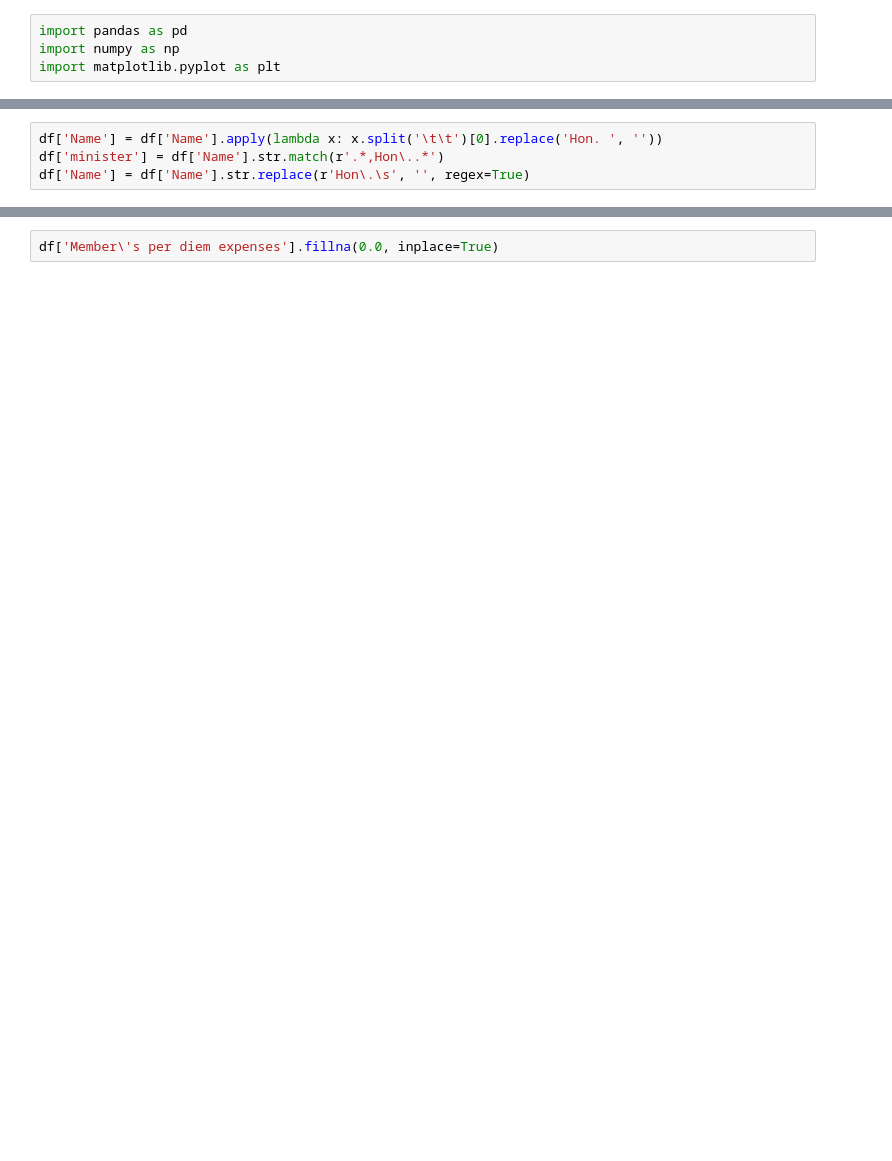
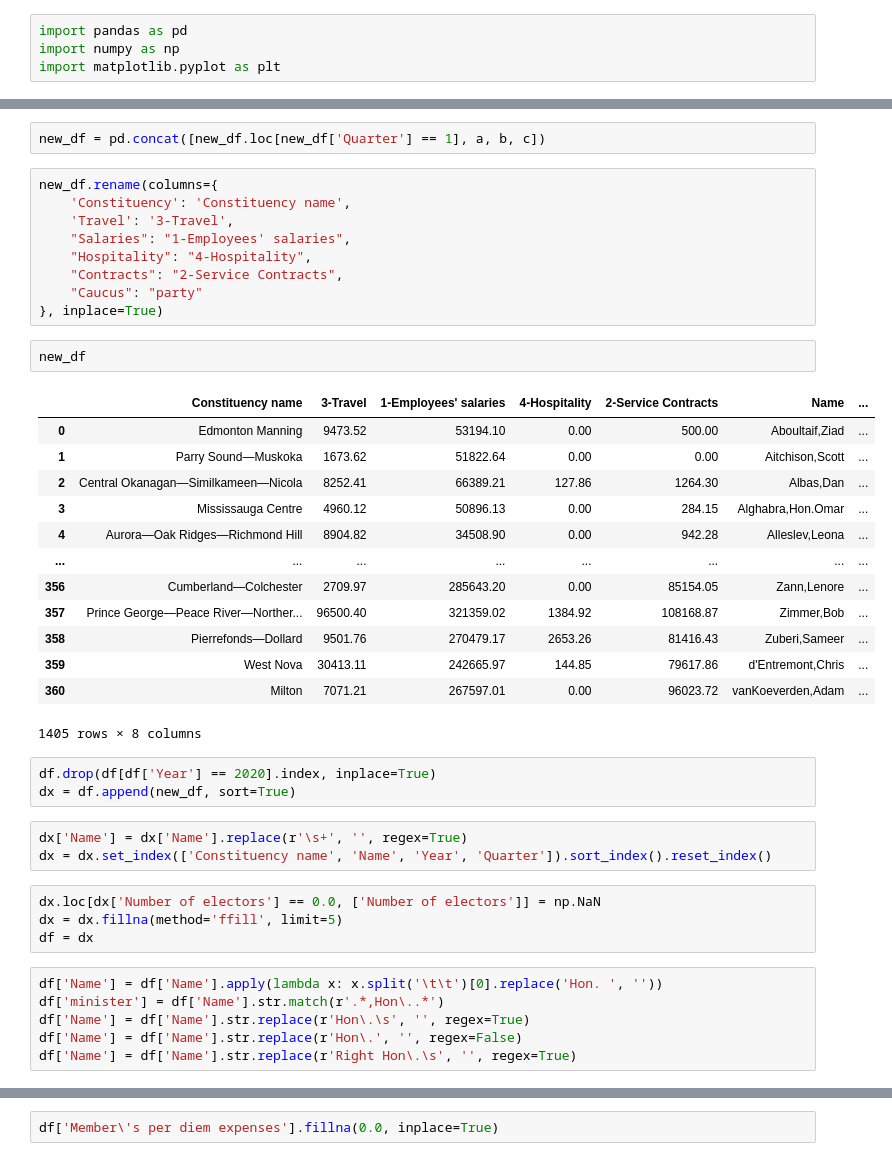
Before and after one commit to aomi/seng480d-project, a Jupyter notebook: data/analysis.ipynb, the cells around one changed output, grey strips where cells are left out. Saved outputs shown, nothing was run; the diff lists cells and outputs as text; blank space fills up the shorter version.

```diff
--- a/data/analysis.ipynb
+++ b/data/analysis.ipynb
@@ -17,4 +56,43 @@ df.head()
+# %%
+new_df = pd.concat([new_df.loc[new_df['Quarter'] == 1], a, b, c])
+# %%
+new_df.rename(columns={
+    'Constituency': 'Constituency name',
+    'Travel': '3-Travel',
+    "Salaries": "1-Employees' salaries",
+    "Hospitality": "4-Hospitality",
+    "Contracts": "2-Service Contracts",
+    "Caucus": "party"
+}, inplace=True)
+# %%
+new_df
+# %% [output]
+|  | Constituency name | 3-Travel | 1-Employees' salaries | 4-Hospitality | 2-Service Contracts | Name | ... |
+| 0 | Edmonton Manning | 9473.52 | 53194.10 | 0.00 | 500.00 | Aboultaif,Ziad | ... |
+| 1 | Parry Sound—Muskoka | 1673.62 | 51822.64 | 0.00 | 0.00 | Aitchison,Scott | ... |
+| 2 | Central Okanagan—Similkameen—Nicola | 8252.41 | 66389.21 | 127.86 | 1264.30 | Albas,Dan | ... |
+| 3 | Mississauga Centre | 4960.12 | 50896.13 | 0.00 | 284.15 | Alghabra,Hon.Omar | ... |
+| 4 | Aurora—Oak Ridges—Richmond Hill | 8904.82 | 34508.90 | 0.00 | 942.28 | Alleslev,Leona | ... |
+| ... | ... | ... | ... | ... | ... | ... | ... |
+| 356 | Cumberland—Colchester | 2709.97 | 285643.20 | 0.00 | 85154.05 | Zann,Lenore | ... |
+| 357 | Prince George—Peace River—Norther... | 96500.40 | 321359.02 | 1384.92 | 108168.87 | Zimmer,Bob | ... |
+| 358 | Pierrefonds—Dollard | 9501.76 | 270479.17 | 2653.26 | 81416.43 | Zuberi,Sameer | ... |
+| 359 | West Nova | 30413.11 | 242665.97 | 144.85 | 79617.86 | d'Entremont,Chris | ... |
+| 360 | Milton | 7071.21 | 267597.01 | 0.00 | 96023.72 | vanKoeverden,Adam | ... |
+1405 rows × 8 columns
+# %%
+df.drop(df[df['Year'] == 2020].index, inplace=True)
+dx = df.append(new_df, sort=True)
+# %%
+dx['Name'] = dx['Name'].replace(r'\s+', '', regex=True)
+dx = dx.set_index(['Constituency name', 'Name', 'Year', 'Quarter']).sort_index().reset_index()
+# %%
+dx.loc[dx['Number of electors'] == 0.0, ['Number of electors']] = np.NaN
+dx = dx.fillna(method='ffill', limit=5)
+df = dx
 # %%
 df['Name'] = df['Name'].apply(lambda x: x.split('\t\t')[0].replace('Hon. ', ''))
 df['minister'] = df['Name'].str.match(r'.*,Hon\..*')
 df['Name'] = df['Name'].str.replace(r'Hon\.\s', '', regex=True)
+df['Name'] = df['Name'].str.replace(r'Hon\.', '', regex=False)
+df['Name'] = df['Name'].str.replace(r'Right Hon\.\s', '', regex=True)
```
Also changed, not shown: parts of 30 cells of this notebook, 9 other files.
